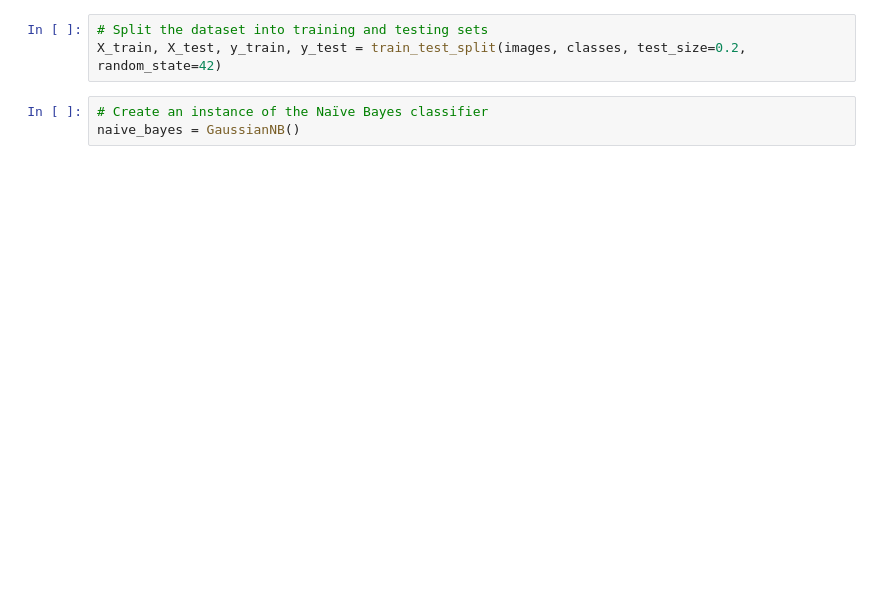
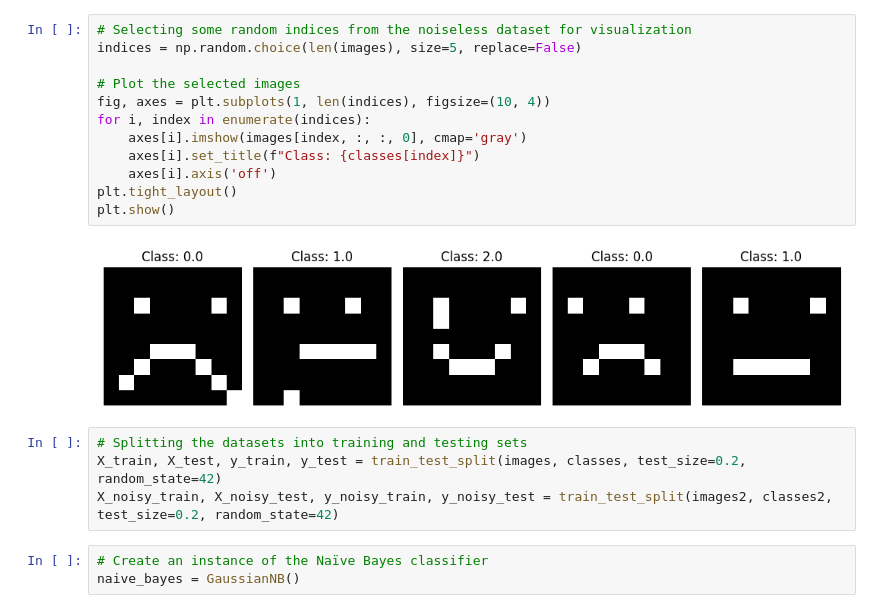
Before and after one commit to epospiky/Machine_Learning_with_Smiley_Dataset, a Jupyter notebook: F21DL.ipynb, the cells around one changed output. Cells and saved outputs as stored; diff of their text form; blank space fills up the shorter version.

```diff
--- a/F21DL.ipynb
+++ b/F21DL.ipynb
@@ -57,6 +76,21 @@ plt.show()
+# %%
+# Selecting some random indices from the noiseless dataset for visualization
+indices = np.random.choice(len(images), size=5, replace=False)
+
+# Plot the selected images
+fig, axes = plt.subplots(1, len(indices), figsize=(10, 4))
+for i, index in enumerate(indices):
+    axes[i].imshow(images[index, :, :, 0], cmap='gray')
+    axes[i].set_title(f"Class: {classes[index]}")
+    axes[i].axis('off')
+plt.tight_layout()
+plt.show()
+# %% [output]
+[figure, added]
 # %%
-# Split the dataset into training and testing sets
+# Splitting the datasets into training and testing sets
 X_train, X_test, y_train, y_test = train_test_split(images, classes, test_size=0.2, random_state=42)
+X_noisy_train, X_noisy_test, y_noisy_train, y_noisy_test = train_test_split(images2, classes2, test_size=0.2, random_state=42)
 # %%
 # Create an instance of the Naïve Bayes classifier
 naive_bayes = GaussianNB()
```
Also changed, not shown: parts of 32 cells of this notebook.
